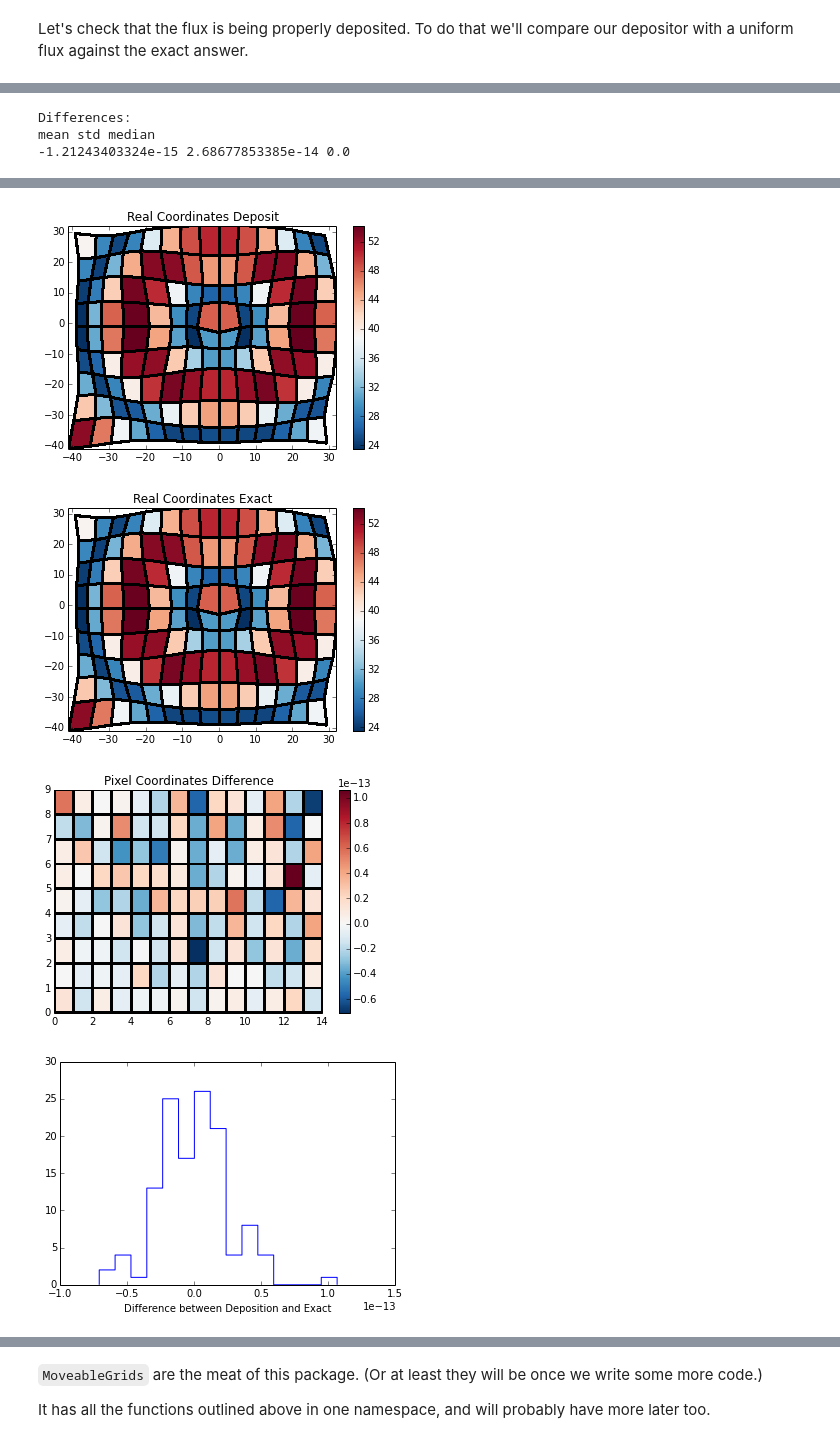
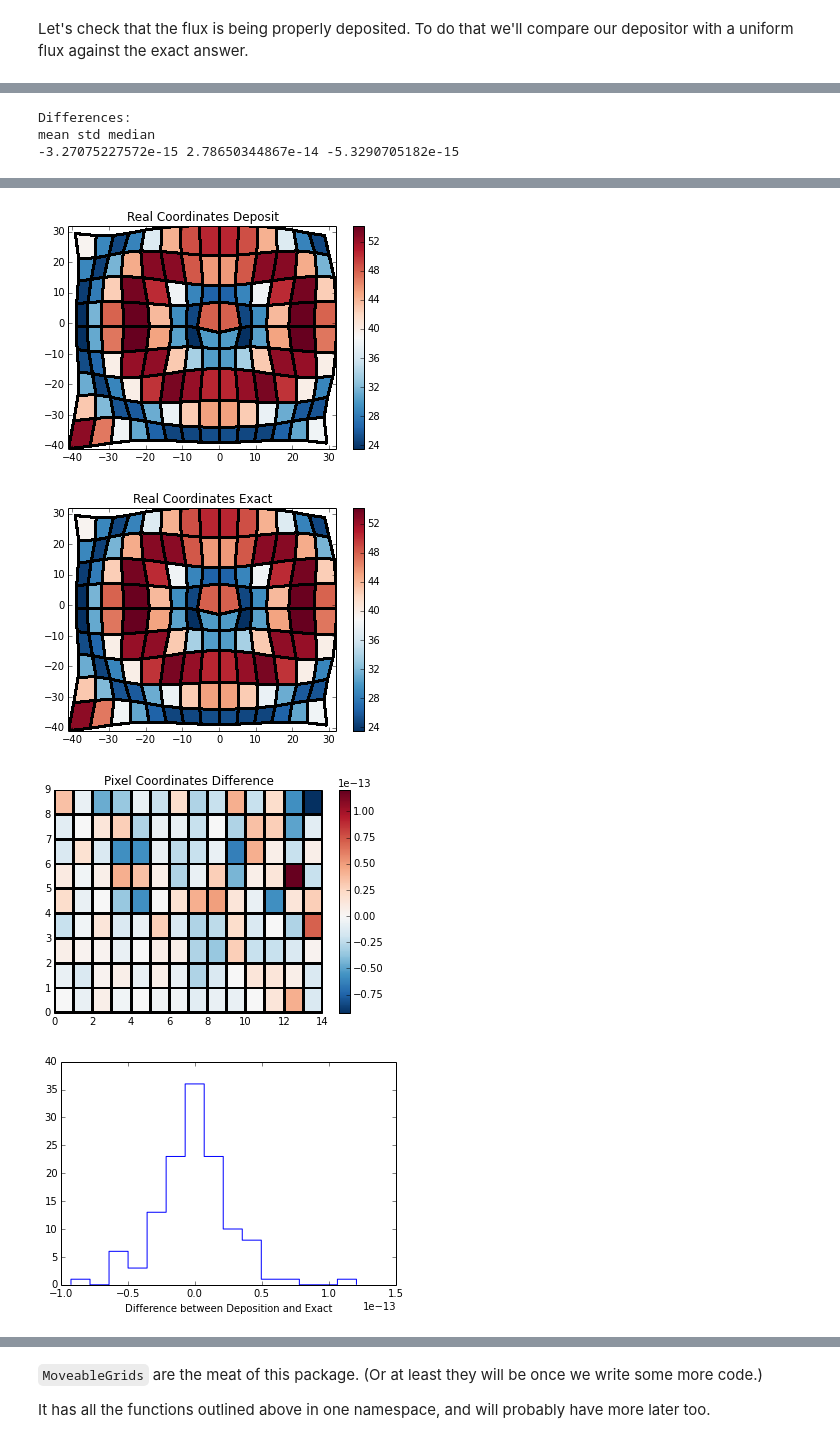
Before and after one commit to cpadavis/weak_sauce, a Jupyter notebook: notebooks/Examples.ipynb, the cells around one changed output, grey strips where cells are left out. Saved outputs shown, nothing was run; the diff lists cells and outputs as text; code cells hidden in the pictures.

```diff
--- a/notebooks/Examples.ipynb
+++ b/notebooks/Examples.ipynb
@@ -311,14 +314,18 @@ def flux_constant(centroids, flux=1):
     x1, y1 = centroids[1, 1]
     area = (x1 - x0) * (y1 - y0)
     return np.ones(centroids.shape[:2]) * flux * area
-stationary_source = Source(num_x=101, min_x=-45, max_x=35, flux_func=flux_constant)
+stationary_source = Source(num_x=101, min_x=-45, max_x=35,
+                           num_y=101, min_y=-45, max_y=35,
+                           flux_func=flux_constant)
 treering_args = dict(center=np.array([0, 0]), wavelength=30, amplitude=2, phase=0.25)
 
 mover_deposit = FixedWhackoMover(stationary_source=stationary_source, **treering_args)
 mover_exact = UniformTreeringMover(**treering_args)
 
-source_deposit = Source(num_x=15, min_x=-40, max_x=30, num_y=10)  # pixel coordinates to match with stationary_souce
-source_exact = Source(num_x=15, min_x=-40, max_x=30, num_y=10)  # pixel coordinates to match with stationary_souce
+source_deposit = Source(num_x=15, min_x=-40, max_x=30,
+                        num_y=10, min_y=-40, max_y=30)  # pixel coordinates to match with stationary_souce
+source_exact = Source(num_x=15, min_x=-40, max_x=30,
+                      num_y=10, min_y=-40, max_y=30)  # pixel coordinates to match with stationary_souce
 
 mover_deposit(source_deposit)
 mover_exact(source_exact)
@@ -327,33 +334,33 @@ title = 'Flux'
 fig, ax = stationary_source.plot(stationary_source.fluxes,
                                  stationary_source.vertices[:,:,0],
                                  stationary_source.vertices[:,:,1],
                                  pcolormesh_kwargs_in={'linewidths': 0})
 fig, ax = source_deposit.plot_vertices(fig=fig, ax=ax)
 ax.set_title('Vertices {0}'.format(title))
 
 fig, ax = source_deposit.plot_real_grid()
 ax.set_title('Real Coordinates {0}'.format('Deposit'))
 fig, ax = source_exact.plot_real_grid()
 ax.set_title('Real Coordinates {0}'.format('Exact'))
 
 flux_diff = source_deposit.fluxes - source_exact.fluxes
 fig, ax = source_deposit.plot(flux_diff)
 ax.set_title('Pixel Coordinates {0}'.format('Difference'))
 
 plt.figure()
 plt.hist(flux_diff.flatten(), histtype='step', bins=15)
 plt.xlabel('Difference between Deposition and Exact')
 print('Differences:')
 print('mean', 'std', 'median')
 print(flux_diff.mean(), flux_diff.std(), np.median(flux_diff))
 
 # the only difference is in our flux coordinate
 # %% [output]
 Differences:
 mean std median
--1.21243403324e-15 2.68677853385e-14 0.0
+-3.27075227572e-15 2.78650344867e-14 -5.3290705182e-15
 [figure]
 [figure]
 [figure]
-[figure, old version]
+[figure, new version]
-[figure, old version]
+[figure, new version]
```
Also changed, not shown: parts of 29 cells of this notebook, 4 other files.
